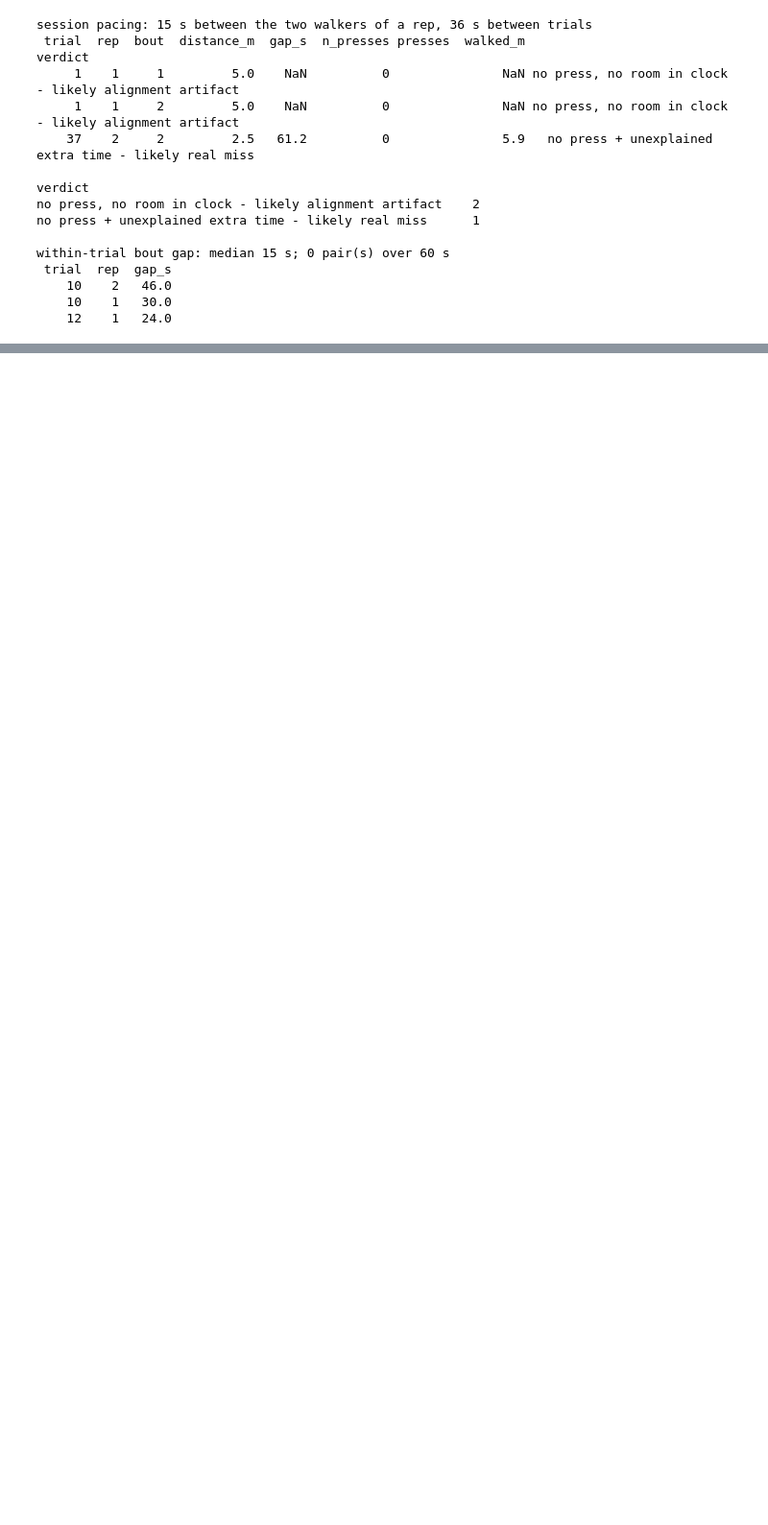
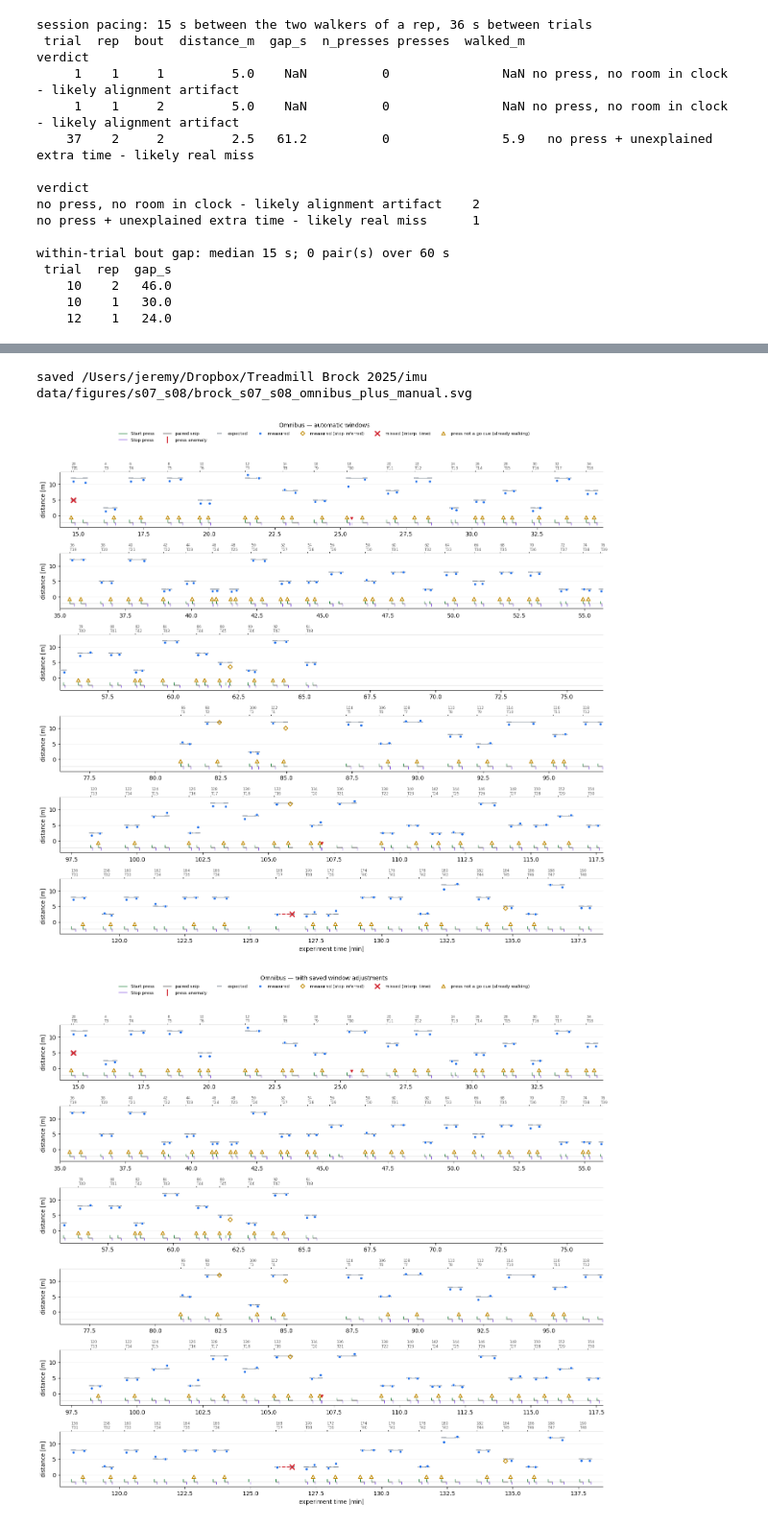
Before and after one commit to jeremydwong/stride_estimation_imu, a Jupyter notebook: notebooks/demo_brock_s07_s08_auto.ipynb, the cells around one changed output, grey strips where cells are left out. Shown at 96% size. Cells and saved outputs as stored; diff of their text form; code cells hidden in the pictures; blank space fills up the shorter version.

```diff
--- a/notebooks/demo_brock_s07_s08_auto.ipynb
+++ b/notebooks/demo_brock_s07_s08_auto.ipynb
@@ -580,0 +748,33 @@ no manual corrections saved yet
+# %%
+# H — automatic vs corrected: per-bout distance changes + both omnibus figures.
+from IPython.display import display
+from brock_functions import corrected_alignment, manual_changes
+# like rerunning G with []: save the open editors' finished edits, close them
+if 'scoring' in dir():
+    scoring.close_editors()
+plt.close('all')          # e.g. G1's widget check - keep it out of H's output
+%matplotlib inline
+
+aligned = corrected_alignment(feet, res['aligned'], RESCORE_CSV)
+changes = manual_changes(res['aligned'], aligned)
+OMNIBUS_DIR = os.path.join(os.path.dirname(H5_FILE), 'figures', SESSION_TAG)
+os.makedirs(OMNIBUS_DIR, exist_ok=True)
+
+fig_auto, _, _ = plot_omnibus(feet, events, res, report=report, rows=6)
+path = os.path.join(OMNIBUS_DIR, f'brock_{SESSION_TAG}_omnibus_auto.svg')
+fig_auto.savefig(path); print('saved', path)
+if changes.empty:
+    print('No saved corrections yet - fix bouts in G first '
+          '(no omnibus_plus_manual figure written).')
+else:
+    print(f"{len(changes)} corrected bouts in trials "
+          f"{sorted(changes['trial'].astype(int).unique())} "
+          '(automatic_m is blank for recovered missed bouts)')
+    display(changes.round(3))
+    fig_corrected, _, _ = plot_omnibus(feet, events, res, aligned=aligned,
+                                       report=report, rows=6,
+                                       refresh_distances=False)
+    path = os.path.join(OMNIBUS_DIR, f'brock_{SESSION_TAG}_omnibus_plus_manual.svg')
+    fig_corrected.savefig(path); print('saved', path)
+plt.show()
+# %% [output]
@@ -581,3 +786,6 @@ no manual corrections saved yet
+saved /Users/jeremy/Dropbox/Treadmill Brock 2025/imu data/figures/s07_s08/brock_s07_s08_omnibus_plus_manual.svg
+[figure, added]
+[figure, added]
 # %% [markdown]
 ## I. Student playground — the three data types
 
```
Also changed, not shown: parts of 34 cells of this notebook, 12 other files.
